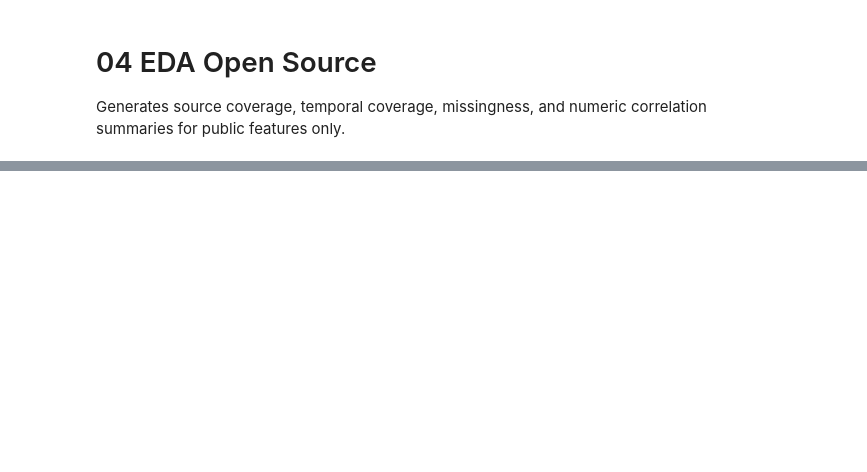
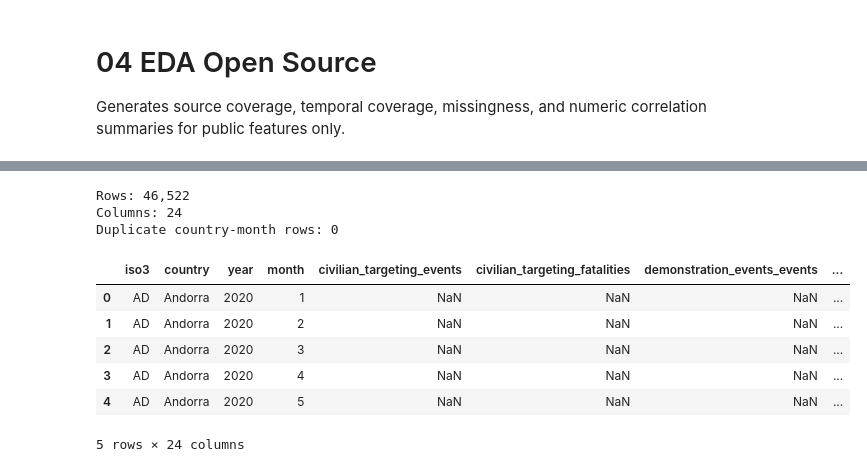
Before and after one commit to Arobnett/HDX-sources-and-more-API-connection, a Jupyter notebook: notebooks/04_eda_open_source.ipynb, the cells around one changed output, grey strips where cells are left out. Cells and saved outputs as stored; diff of their text form; code cells hidden in the pictures; blank space fills up the shorter version.

```diff
--- a/notebooks/04_eda_open_source.ipynb
+++ b/notebooks/04_eda_open_source.ipynb
@@ -26,0 +5,34 @@ eda_summary
+# %%
+import importlib.util  # Import modules directly from file paths.
+import sys  # Register imported modules for cross-module imports.
+from pathlib import Path  # Work with filesystem paths.
+
+PROJECT_ROOT = Path("/content/HDX-sources-and-more-API-connection")  # Set repo root.
+SRC_DIR = PROJECT_ROOT / "src"  # Set src folder.
+
+def load_module(module_name, module_path):  # Load one Python file as a module.
+    spec = importlib.util.spec_from_file_location(module_name, module_path)  # Create import spec.
+    module = importlib.util.module_from_spec(spec)  # Create module object.
+    sys.modules[module_name] = module  # Register module so other files can import it.
+    spec.loader.exec_module(module)  # Execute module code.
+    return module  # Return loaded module.
+
+paths = load_module("paths", SRC_DIR / "paths.py")  # Load paths.py first.
+cleaning = load_module("cleaning", SRC_DIR / "cleaning.py")  # Load cleaning.py second.
+feature_assembly = load_module("feature_assembly", SRC_DIR / "feature_assembly.py")  # Load feature assembly third.
+
+CLEAN_DIR = paths.CLEAN_DIR  # Get cleaned output folder.
+MODEL_FEATURES_DIR = paths.MODEL_FEATURES_DIR  # Get model feature folder.
+BASE_FEATURE_TABLE_PATH = MODEL_FEATURES_DIR / "base_feature_table_country_month_year.csv"  # Set base table path.
+
+print("Direct module imports worked.")  # Confirm imports.
+print(f"Cleaned CSV count before 03c: {len(list(CLEAN_DIR.glob('*.csv')))}")  # Show cleaned file count.
+
+if not list(CLEAN_DIR.glob("*.csv")):  # Regenerate cleaned files if missing.
+    summary_report, reject_rows = cleaning.clean_silver_directory()  # Run 03c cleaning.
+
+assembled_features, assembly_report, feature_catalog = feature_assembly.assemble_feature_table()  # Run 03d assembly.
+
+print(f"Base feature table exists: {BASE_FEATURE_TABLE_PATH.exists()}")  # Confirm output exists.
+print(f"Rows: {len(assembled_features):,}")  # Show row count.
+print(f"Columns: {len(assembled_features.columns):,}")  # Show column count.
@@ -26,0 +50,21 @@ eda_summary
+# %%
+import pandas as pd  # Load pandas for EDA.
+
+base_features = pd.read_csv(BASE_FEATURE_TABLE_PATH, low_memory=False)  # Read base feature table.
+
+print(f"Rows: {len(base_features):,}")  # Show row count.
+print(f"Columns: {len(base_features.columns):,}")  # Show column count.
+print(f"Duplicate country-month rows: {base_features.duplicated(['iso3', 'country', 'year', 'month']).sum()}")  # Check key uniqueness.
+
+base_features.head()  # Preview table.
+# %% [output]
+Rows: 46,522
+Columns: 24
+Duplicate country-month rows: 0
+|  | iso3 | country | year | month | civilian_targeting_events | civilian_targeting_fatalities | demonstration_events_events | ... |
+| 0 | AD | Andorra | 2020 | 1 | NaN | NaN | NaN | ... |
+| 1 | AD | Andorra | 2020 | 2 | NaN | NaN | NaN | ... |
+| 2 | AD | Andorra | 2020 | 3 | NaN | NaN | NaN | ... |
+| 3 | AD | Andorra | 2020 | 4 | NaN | NaN | NaN | ... |
+| 4 | AD | Andorra | 2020 | 5 | NaN | NaN | NaN | ... |
+5 rows × 24 columns
```
Also changed, not shown: parts of 7 cells of this notebook.
